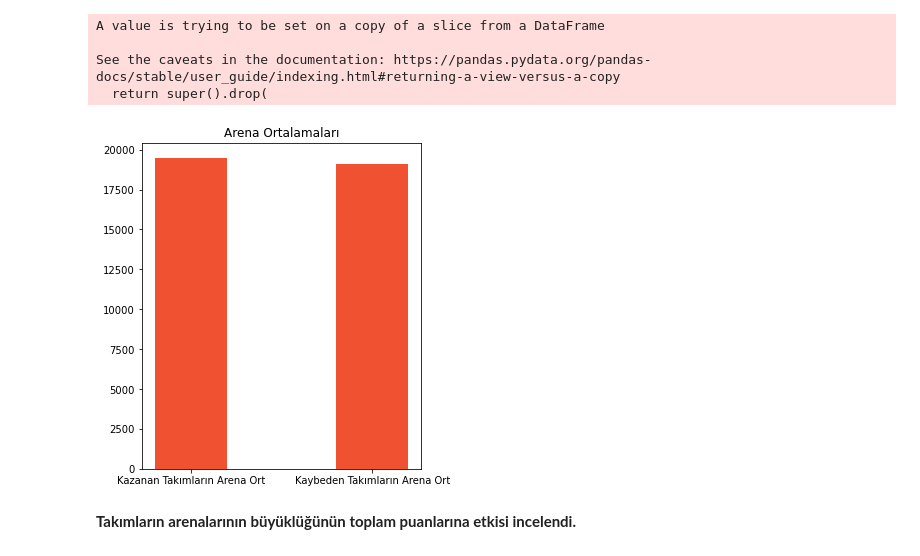
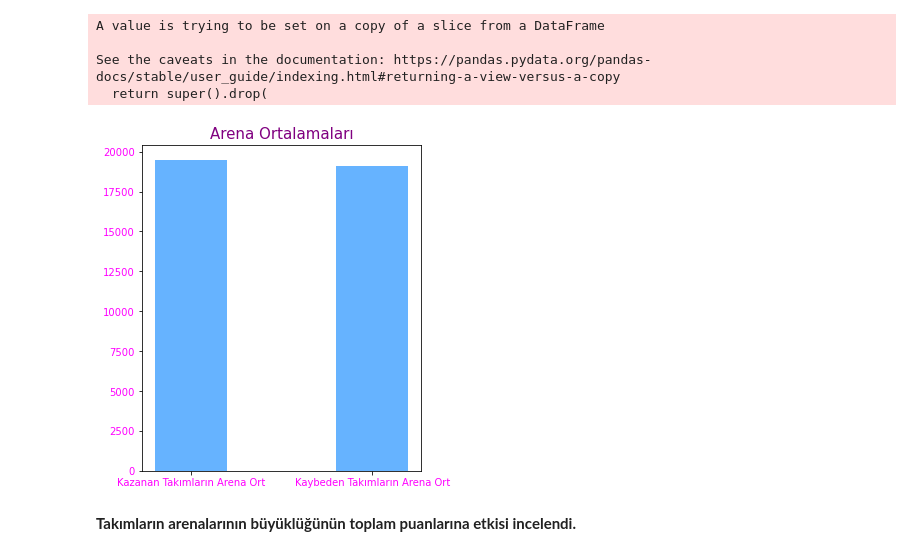
Before and after one commit to burcutokol/NBADataAnalysis_WomaninTechBitirme, a Jupyter notebook: wintech_bitirmeodev.ipynb, the cells around one changed output. Drawn from its saved outputs; the diff is of its cells as text; code cells hidden in the pictures.

```diff
--- a/wintech_bitirmeodev.ipynb
+++ b/wintech_bitirmeodev.ipynb
@@ -366,15 +366,18 @@ loseGame_mean = df_lose["ARENA_KAPASITE"].mean()
 # %%
 plt.figure(figsize=(5,6))
 x = ["Kazanan Takımların Arena Ort", "Kaybeden Takımların Arena Ort"]
 y = [winGame_mean, loseGame_mean]
 
 
-plt.bar(x, y, color ="#f05131",width = 0.4)
-plt.title("Arena Ortalamaları")
+plt.xticks(rotation=0, color="magenta")
+plt.yticks(rotation=0, color="magenta")
+
+plt.bar(x, y, color = "#66b3ff", width = 0.4)
+plt.title("Arena Ortalamaları", fontsize=15, color="purple")
 
 plt.show()
 # %% [output]
-[figure, old version]
+[figure, new version]
 # %% [markdown]
 **Takımların arenalarının büyüklüğünün toplam puanlarına etkisi incelendi.**
 # %%
```
Also changed, not shown: parts of 4 cells of this notebook.
